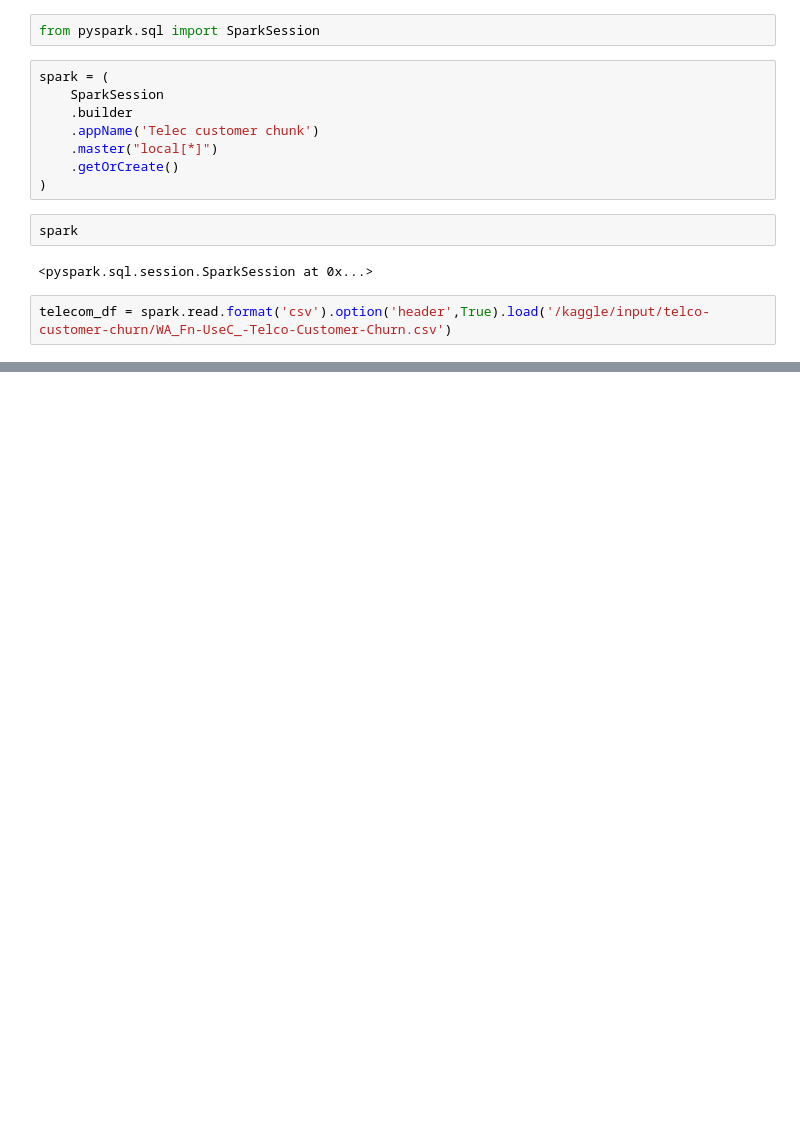
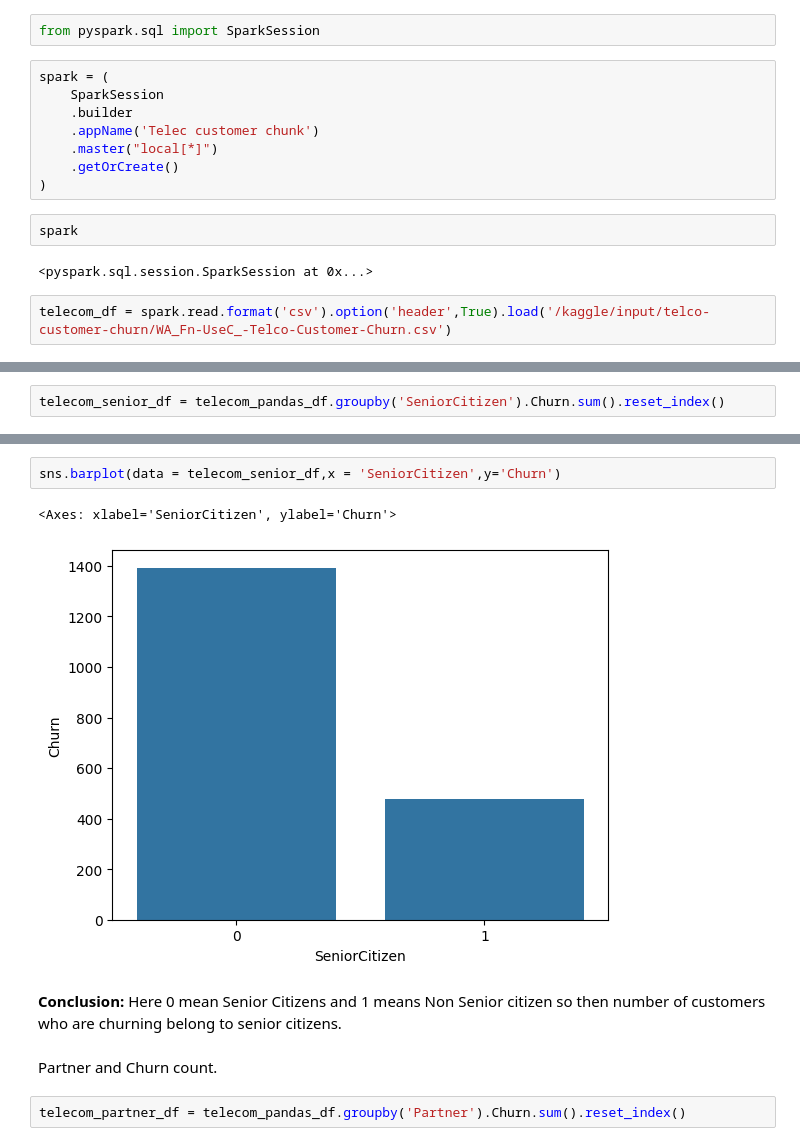
Before and after one commit to SrijaG29/Telecom_customer_churn, a Jupyter notebook: Teleco_communication_churn.ipynb, the cells around one changed output, grey strips where cells are left out. Cells and saved outputs as stored; diff of their text form; blank space fills up the shorter version.

```diff
--- a/Teleco_communication_churn.ipynb
+++ b/Teleco_communication_churn.ipynb
@@ -169,0 +354,2 @@ telecom_df.dtypes
+# %%
+telecom_senior_df = telecom_pandas_df.groupby('SeniorCitizen').Churn.sum().reset_index()
@@ -169,0 +362,11 @@ telecom_df.dtypes
+# %%
+sns.barplot(data = telecom_senior_df,x = 'SeniorCitizen',y='Churn')
+# %% [output]
+<Axes: xlabel='SeniorCitizen', ylabel='Churn'>
+[figure, added]
+# %% [markdown]
+**Conclusion:** Here 0 mean Senior Citizens and 1 means Non Senior citizen so then number of customers who are churning belong to senior citizens.
+# %% [markdown]
+Partner and Churn count.
+# %%
+telecom_partner_df = telecom_pandas_df.groupby('Partner').Churn.sum().reset_index()
```
Also changed, not shown: parts of 108 cells of this notebook.
